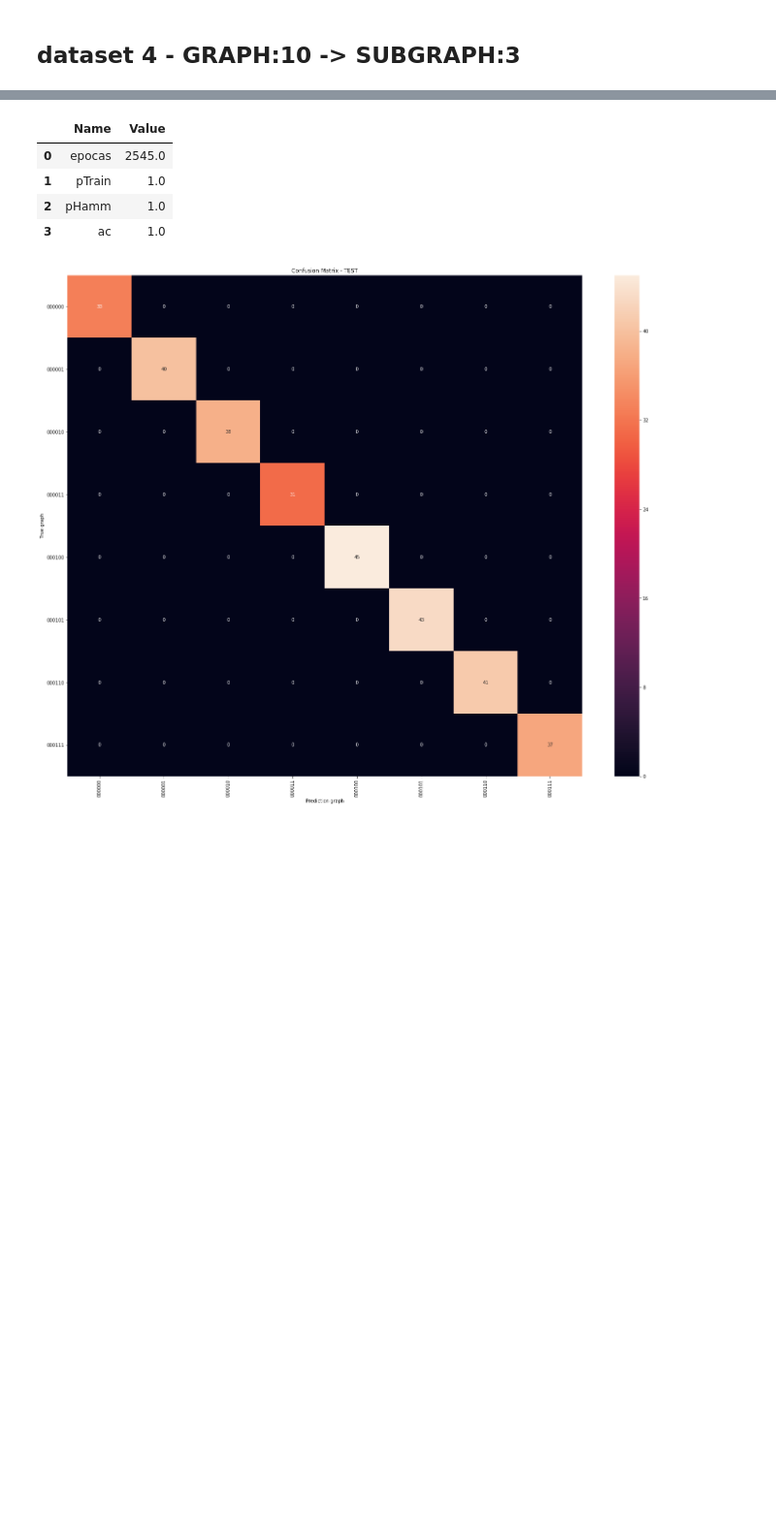
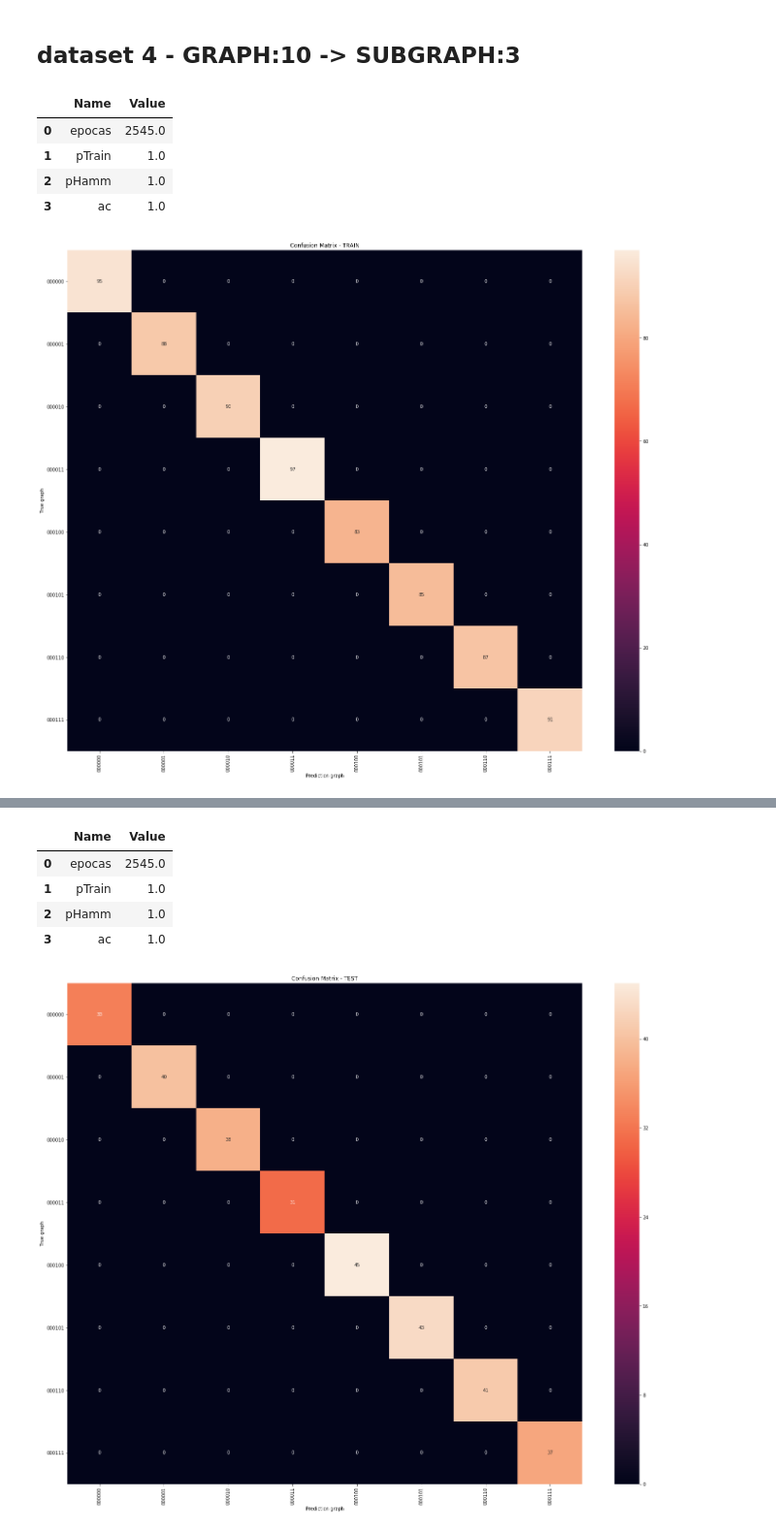
Before and after one commit to mmejiap/hypernetwork-grafos-experiment, a Jupyter notebook: Data-10-6bits-70porciento/notebook/ANÁLISIS EXPERIMENTAL - GRAFOS - HYPERNETWORK - param-i2.ipynb, the cells around one changed output, grey strips where cells are left out. Shown at 97% size. Cells and saved outputs as stored; diff of their text form; code cells hidden in the pictures; blank space fills up the shorter version.

Commit message:
Red Neuronal - code graph

```diff
--- a/Data-10-6bits-70porciento/notebook/ANÁLISIS EXPERIMENTAL - GRAFOS - HYPERNETWORK - param-i2.ipynb
+++ b/Data-10-6bits-70porciento/notebook/ANÁLISIS EXPERIMENTAL - GRAFOS - HYPERNETWORK - param-i2.ipynb
@@ -1412,22 +1532,28 @@ weighted avg       1.00      1.00      1.00       308
 # %% [markdown]
 ##  dataset 4 - GRAPH:10 -> SUBGRAPH:3
 # %%
-epocas, pTrain, pHamm, df_TP, ac = df_Y2Ypredict('../../DATASET-10_3/dataset4/result_param10-3-i2-train2.txt')
-
+epocas, pTrain, pHamm, df_TP, ac = df_Y2Ypredict('../../DATASET-10_3/dataset4/result_param10-3-i2-train4.txt')
 display(pd.DataFrame([("epocas",epocas), ("pTrain",pTrain), ("pHamm",pHamm), ("ac",ac)],columns=['Name','Value']))
 
 labels = ['{0:06b}'.format(i) for i in range(2**3)]
 
 cm = confusion_matrix(df_TP['v_output'], df_TP['v_predict'])
 
 
 
 ax= plt.subplot()
 sns.heatmap(cm, annot=True, ax = ax); #annot=True to annotate cells
 
 plt.title('Confusion matrix of the classifier')
 
 # labels, title and ticks
 ax.set_xlabel('Prediction graph');ax.set_ylabel('True graph');
 ax.set_title('Confusion Matrix - TRAIN');
 ax.xaxis.set_ticklabels(labels,rotation='vertical'); ax.yaxis.set_ticklabels(labels,rotation='horizontal');
+# %% [output]
+|  | Name | Value |
+| 0 | epocas | 2545.0 |
+| 1 | pTrain | 1.0 |
+| 2 | pHamm | 1.0 |
+| 3 | ac | 1.0 |
+[figure, added]
```
Also changed, not shown: parts of 28 cells of this notebook, 1 other file.
